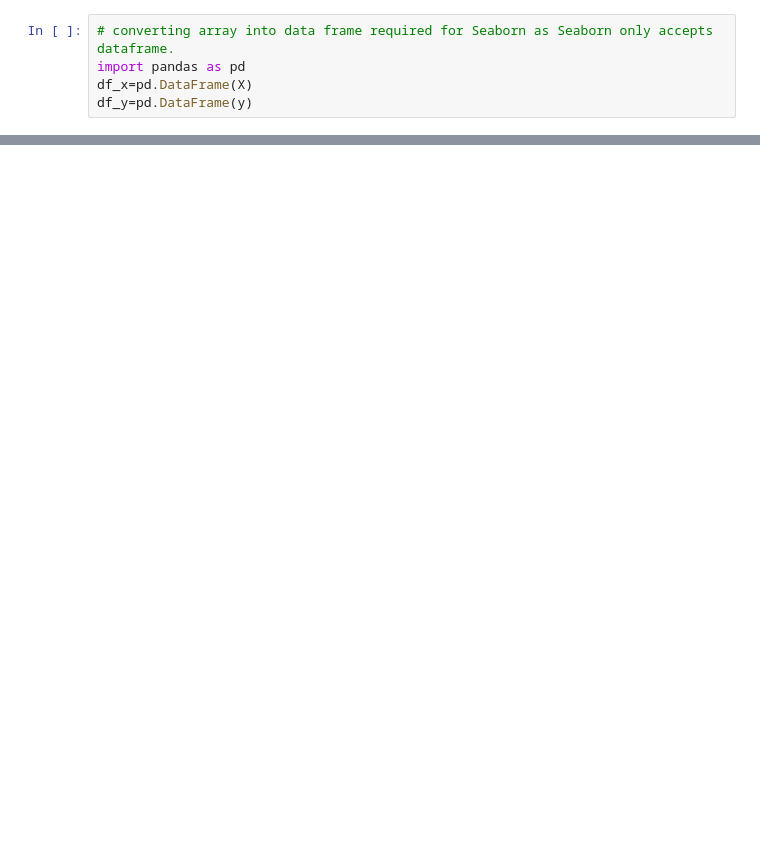
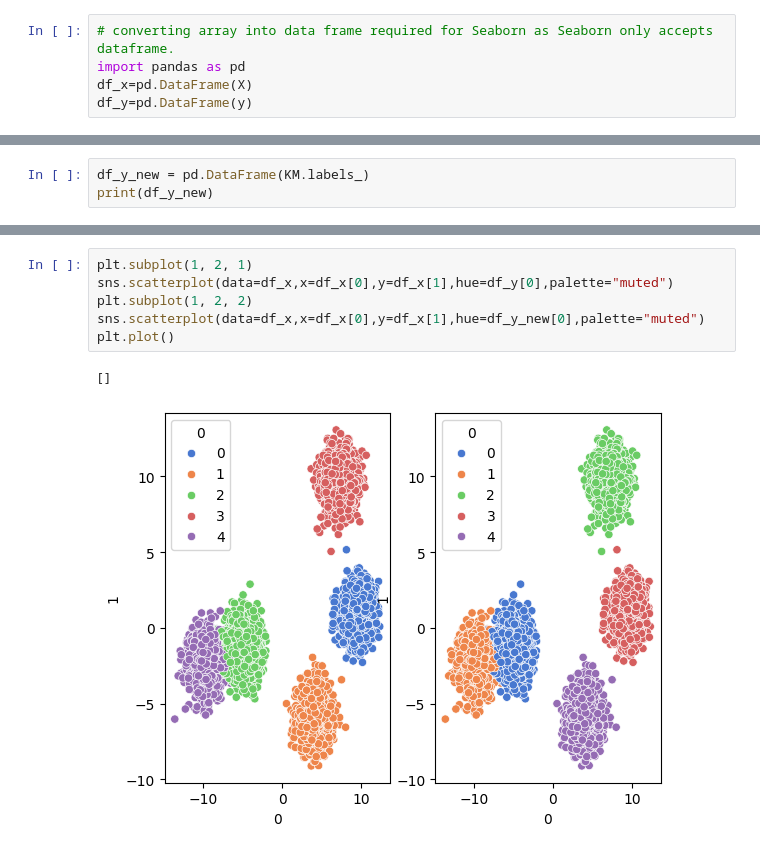
Before and after one commit to vineshgaonkar/Machine_learning_algorithms, a Jupyter notebook: Clustering/KMeans_Algorithm.ipynb, the cells around one changed output, grey strips where cells are left out. Saved outputs shown, nothing was run; the diff lists cells and outputs as text; blank space fills up the shorter version.

```diff
--- a/Clustering/KMeans_Algorithm.ipynb
+++ b/Clustering/KMeans_Algorithm.ipynb
@@ -77,0 +71,3 @@ print(KM.labels_)
+# %%
+df_y_new = pd.DataFrame(KM.labels_)
+print(df_y_new)
@@ -77,0 +106,9 @@ print(KM.labels_)
+# %%
+plt.subplot(1, 2, 1)
+sns.scatterplot(data=df_x,x=df_x[0],y=df_x[1],hue=df_y[0],palette="muted")
+plt.subplot(1, 2, 2)
+sns.scatterplot(data=df_x,x=df_x[0],y=df_x[1],hue=df_y_new[0],palette="muted")
+plt.plot()
+# %% [output]
+[]
+[figure, added]
```
Also changed, not shown: parts of 18 cells of this notebook.
